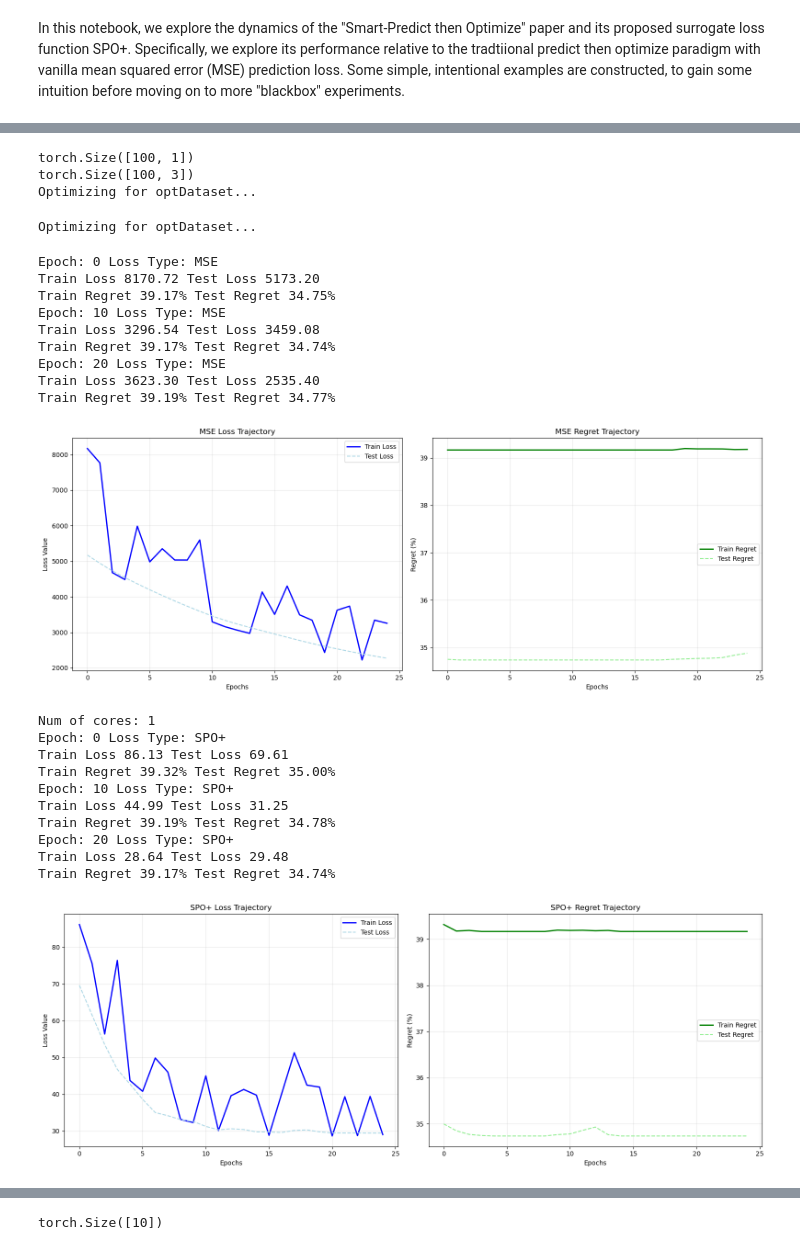
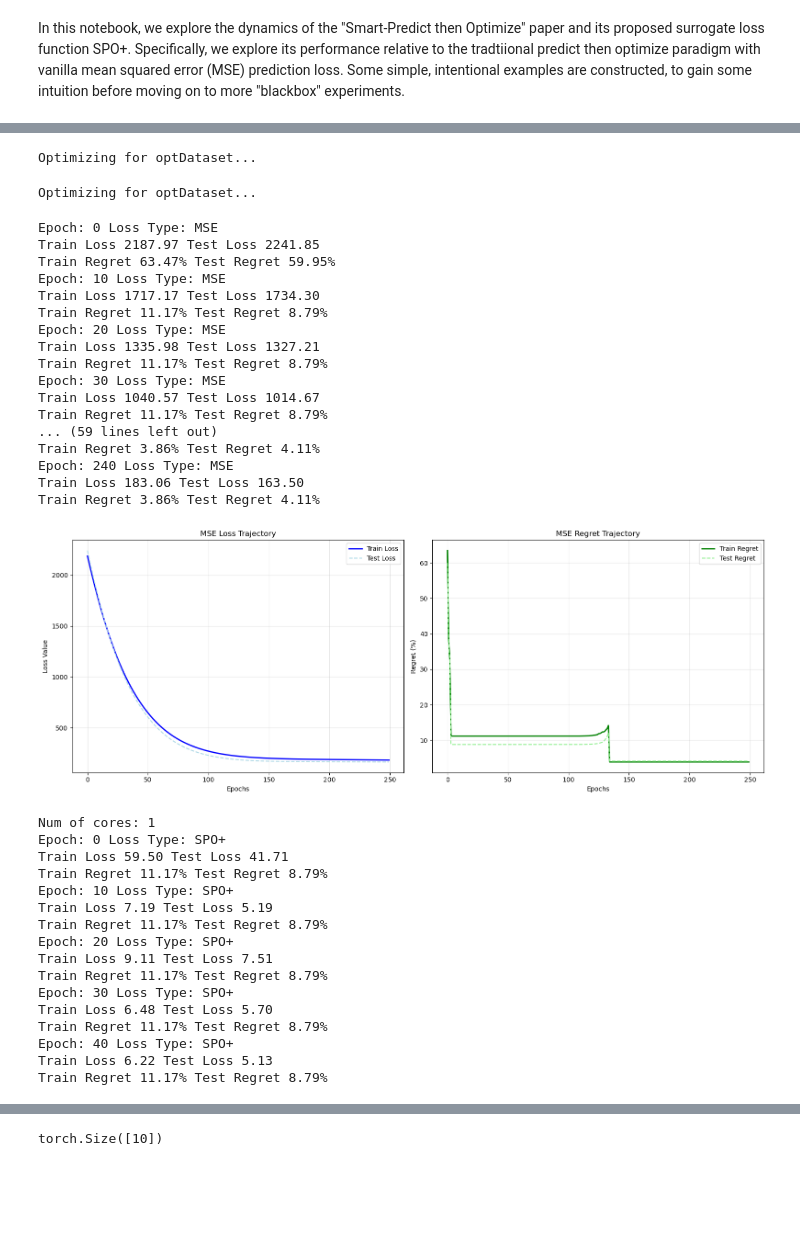
Before and after one commit to saloper/decision-focused-bike-rebalancing, a Jupyter notebook: Knapsack Problems/SPO/knapsack_spo_explore.ipynb, the cells around one changed output, grey strips where cells are left out. Saved outputs shown, nothing was run; the diff lists cells and outputs as text; code cells hidden in the pictures; blank space fills up the shorter version.

```diff
--- a/Knapsack Problems/SPO/knapsack_spo_explore.ipynb
+++ b/Knapsack Problems/SPO/knapsack_spo_explore.ipynb
@@ -133,20 +158,20 @@ class MLP(nn.Module):
 #Generate Random Features (num_feat, num_samples)
 features = 10 * torch.rand((1,1000))
 #Mapping (num_item, num_feat)
-item_map = torch.tensor([3, 7, 10], dtype=torch.float32).unsqueeze(1)
+item_map = torch.tensor([3, 7, 9.5], dtype=torch.float32).unsqueeze(1)
 
 #Generate Values from item mapping (num_item, num_samples)
 values = item_map @ features
 #Add Noise to the values
-values += torch.randn_like(values)
+#values += torch.randn_like(values)
 #Shift Values so none are at zero
 values -= torch.min(values, dim=1, keepdim=True).values
 
 #Add Outliers
-values[2] = torch.where(values[2] > 80, 250 + 100 * torch.rand(values[2].shape), values[2])
+values[2] = torch.where(values[2] > 90, values[2] + 100, values[2])
 
 #Generate Weights (num_item)
-weights = torch.tensor([3, 7, 10])
+weights = torch.tensor([3, 7, 8])
 
 #Set capacity of knapsack
 capacity = 10
@@ -162,57 +187,66 @@ for item in range(len(weights)):
 #Partition Data
 #Split Data Into Train / Test
 feat_train, feat_test, value_train, value_test = train_test_split(features.T, values.T, test_size= int(features.shape[1] *.9))
-print(feat_train.shape)
-print(value_train.shape)
 
 #Create Optimization Model Datasets, and Data Loaders
 optmodel = pyepo.model.grb.knapsackModel(weights.view(1, -1), capacity)
 dataset_train = pyepo.data.dataset.optDataset(optmodel, feat_train, value_train)
 dataset_test = pyepo.data.dataset.optDataset(optmodel, feat_test, value_test)
 
-batch_size = 32
+batch_size = 100
 loader_train = DataLoader(dataset_train, batch_size=batch_size, shuffle=True)
 loader_test = DataLoader(dataset_test, batch_size=1, shuffle=False)
 # %% [output]
-torch.Size([100, 1])
-torch.Size([100, 3])
 Optimizing for optDataset...
 Optimizing for optDataset...
 # %%
 #Train simple Linear Regression with mean squared error
 model_mse = LinearRegression(features.shape[0], values.shape[0])
 mse = nn.MSELoss()
-logs_mse = trainModel(loader_train, loader_test, optmodel, model_mse, mse, "MSE")
+logs_mse = trainModel(loader_train, loader_test, optmodel, model_mse, mse, "MSE", epochs=250)
 plotLearningCurves(*logs_mse, name="MSE")
 # %% [output]
 Epoch: 0 Loss Type: MSE
-Train Loss 8170.72 Test Loss 5173.20
-Train Regret 39.17% Test Regret 34.75%
+Train Loss 2187.97 Test Loss 2241.85
+Train Regret 63.47% Test Regret 59.95%
 Epoch: 10 Loss Type: MSE
-Train Loss 3296.54 Test Loss 3459.08
-Train Regret 39.17% Test Regret 34.74%
+Train Loss 1717.17 Test Loss 1734.30
+Train Regret 11.17% Test Regret 8.79%
 Epoch: 20 Loss Type: MSE
-Train Loss 3623.30 Test Loss 2535.40
-Train Regret 39.19% Test Regret 34.77%
+Train Loss 1335.98 Test Loss 1327.21
+Train Regret 11.17% Test Regret 8.79%
+Epoch: 30 Loss Type: MSE
+Train Loss 1040.57 Test Loss 1014.67
+Train Regret 11.17% Test Regret 8.79%
+... (59 lines left out)
+Train Regret 3.86% Test Regret 4.11%
+Epoch: 240 Loss Type: MSE
+Train Loss 183.06 Test Loss 163.50
+Train Regret 3.86% Test Regret 4.11%
-[figure, old version]
+[figure, new version]
 # %%
 #Train simple Linear Regression with spo+
 model_spo = LinearRegression(features.shape[0], values.shape[0])
 spo = pyepo.func.SPOPlus(optmodel, processes=1)
-logs_spo = trainModel(loader_train, loader_test, optmodel, model_spo, spo, "SPO+")
+logs_spo = trainModel(loader_train, loader_test, optmodel, model_spo, spo, "SPO+", epochs=100)
 plotLearningCurves(*logs_spo, name="SPO+")
 # %% [output]
 Num of cores: 1
 Epoch: 0 Loss Type: SPO+
-Train Loss 86.13 Test Loss 69.61
-Train Regret 39.32% Test Regret 35.00%
+Train Loss 59.50 Test Loss 41.71
+Train Regret 11.17% Test Regret 8.79%
 Epoch: 10 Loss Type: SPO+
-Train Loss 44.99 Test Loss 31.25
-Train Regret 39.19% Test Regret 34.78%
+Train Loss 7.19 Test Loss 5.19
+Train Regret 11.17% Test Regret 8.79%
 Epoch: 20 Loss Type: SPO+
-Train Loss 28.64 Test Loss 29.48
-Train Regret 39.17% Test Regret 34.74%
+Train Loss 9.11 Test Loss 7.51
+Train Regret 11.17% Test Regret 8.79%
+Epoch: 30 Loss Type: SPO+
+Train Loss 6.48 Test Loss 5.70
+Train Regret 11.17% Test Regret 8.79%
+Epoch: 40 Loss Type: SPO+
+Train Loss 6.22 Test Loss 5.13
+Train Regret 11.17% Test Regret 8.79%
-[figure, removed]
 # %%
 for item in range(len(weights)):
     fits = [
```
Also changed, not shown: parts of 7 cells of this notebook.
